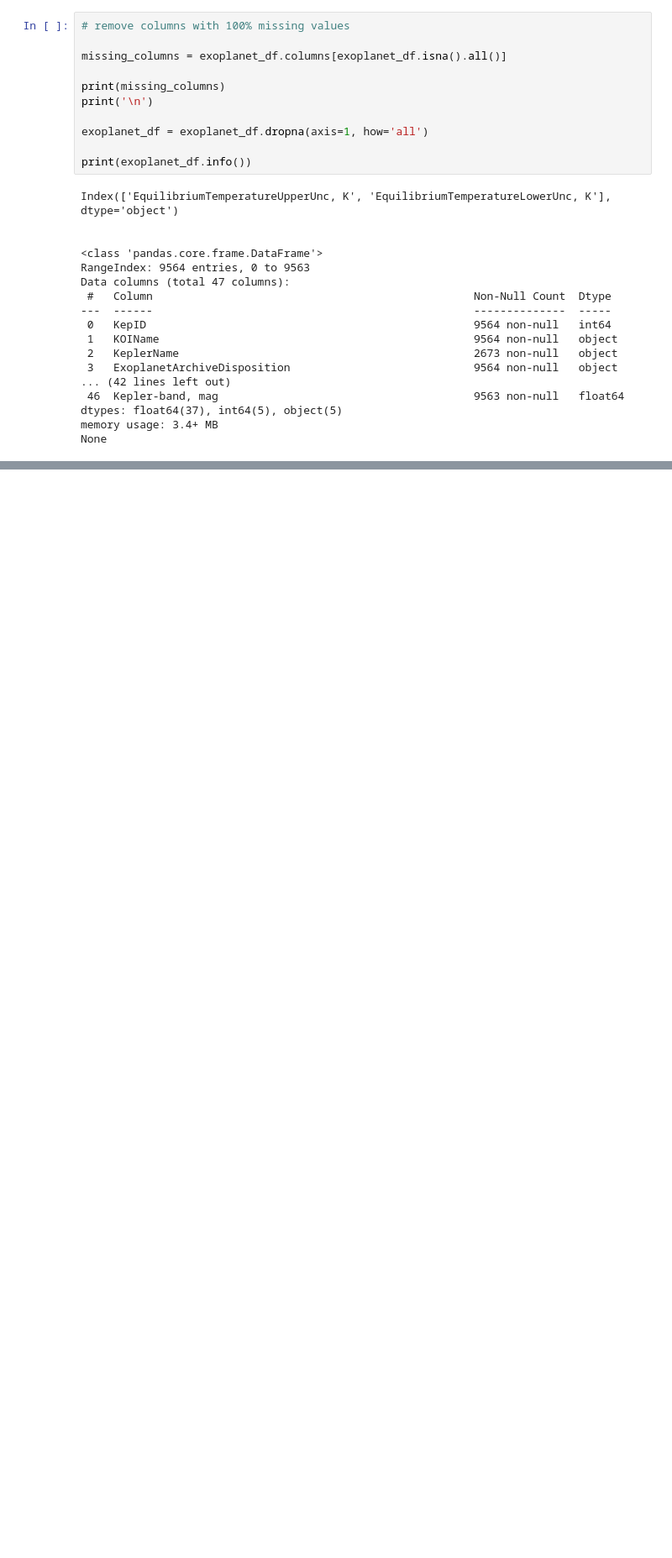
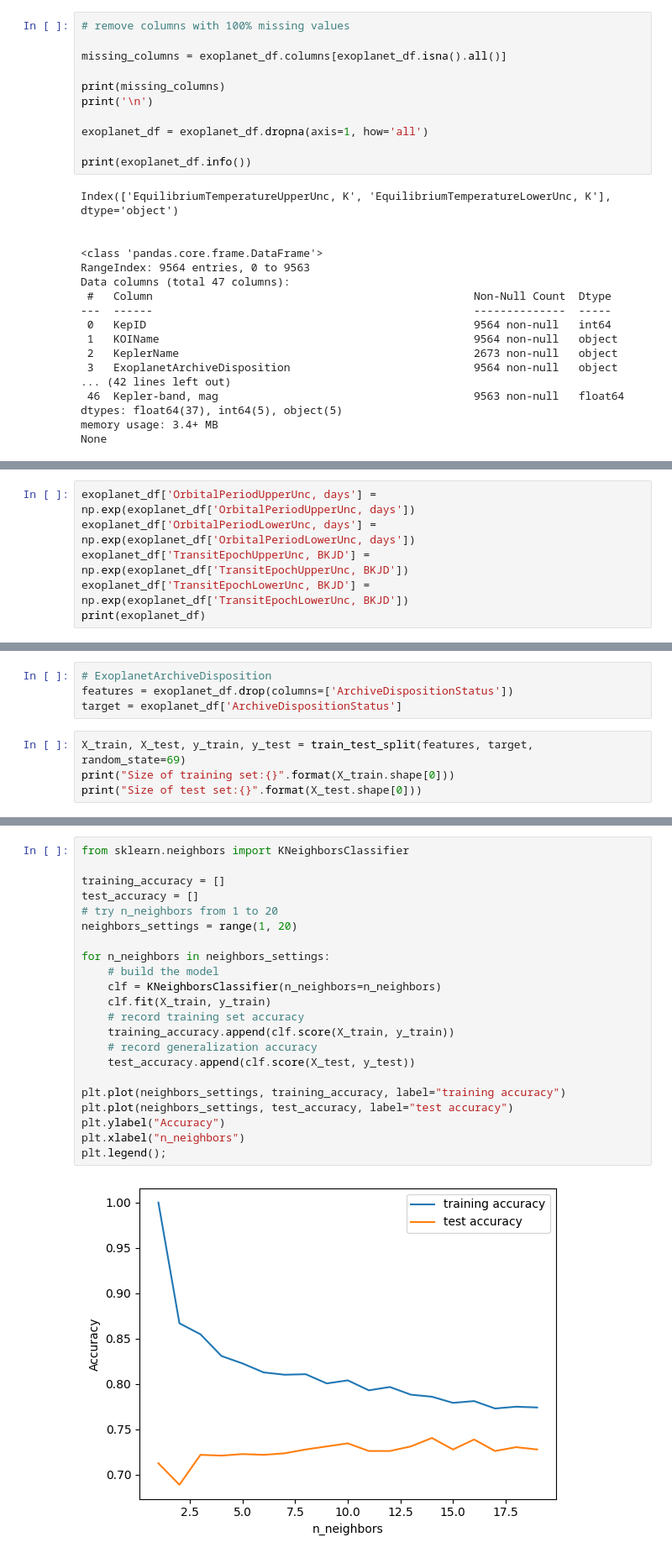
Before and after one commit to gruiagruia/Assignment2-MAL, a Jupyter notebook: MALY1 - Assignment 2/MALY1-Assignment 2.ipynb, the cells around one changed output, grey strips where cells are left out. Shown at 84% size. Saved outputs shown, nothing was run; the diff lists cells and outputs as text; blank space fills up the shorter version.

Commit message:
Feature engineering and model

```diff
--- a/MALY1 - Assignment 2/MALY1-Assignment 2.ipynb
+++ b/MALY1 - Assignment 2/MALY1-Assignment 2.ipynb
@@ -341,0 +481,6 @@ None
+# %%
+exoplanet_df['OrbitalPeriodUpperUnc, days'] = np.exp(exoplanet_df['OrbitalPeriodUpperUnc, days'])
+exoplanet_df['OrbitalPeriodLowerUnc, days'] = np.exp(exoplanet_df['OrbitalPeriodLowerUnc, days'])
+exoplanet_df['TransitEpochUpperUnc, BKJD'] = np.exp(exoplanet_df['TransitEpochUpperUnc, BKJD'])
+exoplanet_df['TransitEpochLowerUnc, BKJD'] = np.exp(exoplanet_df['TransitEpochLowerUnc, BKJD'])
+print(exoplanet_df)
@@ -341,0 +505,8 @@ None
+# %%
+# ExoplanetArchiveDisposition
+features = exoplanet_df.drop(columns=['ArchiveDispositionStatus'])
+target = exoplanet_df['ArchiveDispositionStatus']
+# %%
+X_train, X_test, y_train, y_test = train_test_split(features, target, random_state=69)
+print("Size of training set:{}".format(X_train.shape[0]))
+print("Size of test set:{}".format(X_test.shape[0]))
@@ -341,0 +516,24 @@ None
+# %%
+from sklearn.neighbors import KNeighborsClassifier
+
+training_accuracy = []
+test_accuracy = []
+# try n_neighbors from 1 to 20
+neighbors_settings = range(1, 20)
+
+for n_neighbors in neighbors_settings:
+    # build the model
+    clf = KNeighborsClassifier(n_neighbors=n_neighbors)
+    clf.fit(X_train, y_train)
+    # record training set accuracy
+    training_accuracy.append(clf.score(X_train, y_train))
+    # record generalization accuracy
+    test_accuracy.append(clf.score(X_test, y_test))
+
+plt.plot(neighbors_settings, training_accuracy, label="training accuracy")
+plt.plot(neighbors_settings, test_accuracy, label="test accuracy")
+plt.ylabel("Accuracy")
+plt.xlabel("n_neighbors")
+plt.legend();
+# %% [output]
+[figure, added]
```
Also changed, not shown: parts of 21 cells of this notebook.
